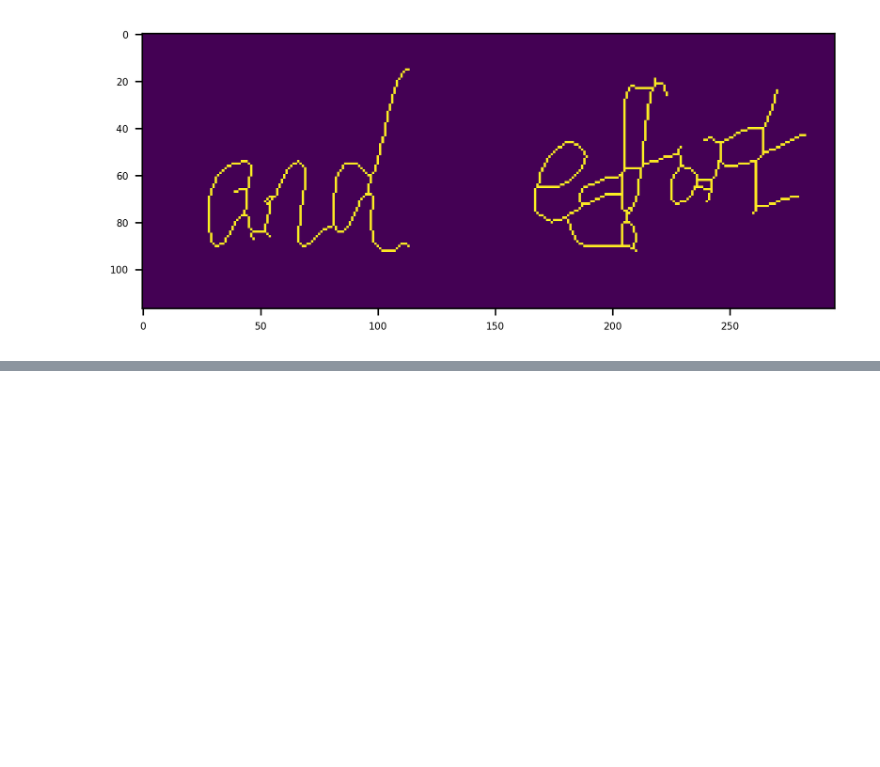
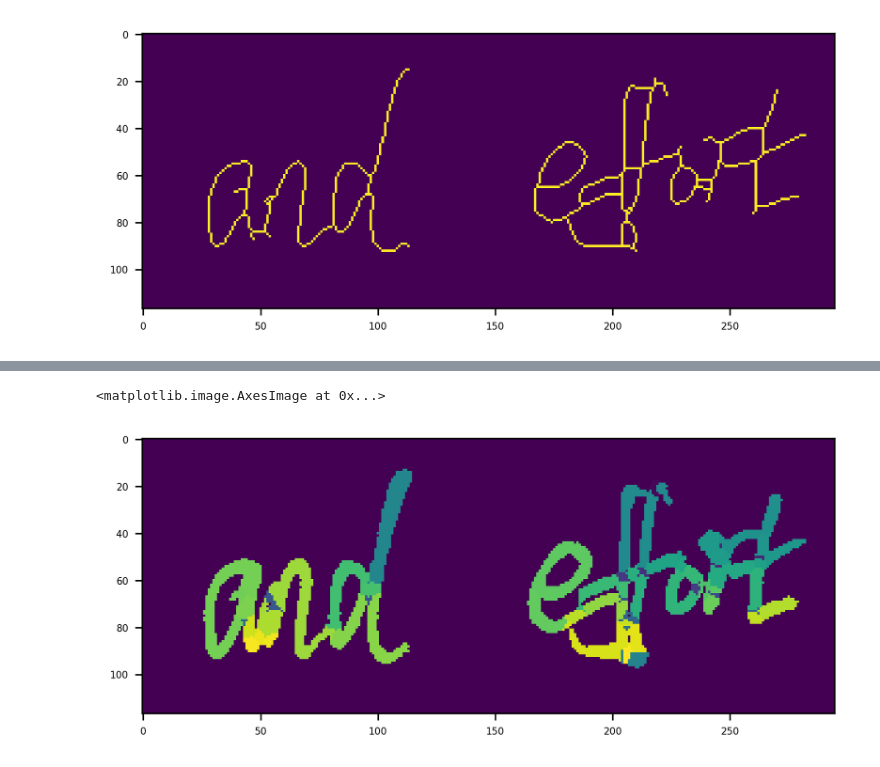
Before and after one commit to justjude97/MultiScript-Handwriting-Identification-with-Stroke-Decomposition, a Jupyter notebook: Code and Experiments/experimentation/stroke decomposition.ipynb, the cells around one changed output, grey strips where cells are left out. Saved outputs shown, nothing was run; the diff lists cells and outputs as text; code cells hidden in the pictures; blank space fills up the shorter version.

```diff
--- a/Code and Experiments/experimentation/stroke decomposition.ipynb
+++ b/Code and Experiments/experimentation/stroke decomposition.ipynb
@@ -208,0 +243,8 @@ from qdanalysis.strokedecomposition import label_graph_edges_and_nodes
+# %%
+from qdanalysis.strokedecomposition import knnRegionGrowth
+grown_region = knnRegionGrowth(label_img, eng_test)
+# %%
+plt.imshow(grown_region)
+# %% [output]
+<matplotlib.image.AxesImage at 0x...>
+[figure, added]
```
Also changed, not shown: parts of 8 cells of this notebook, 1 other file.
